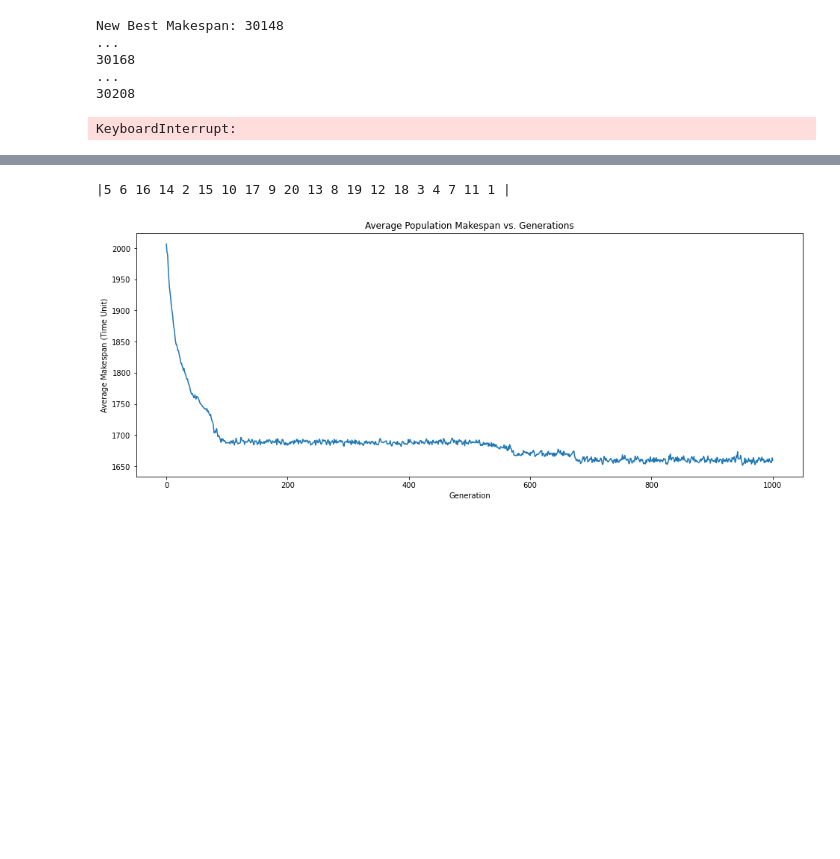
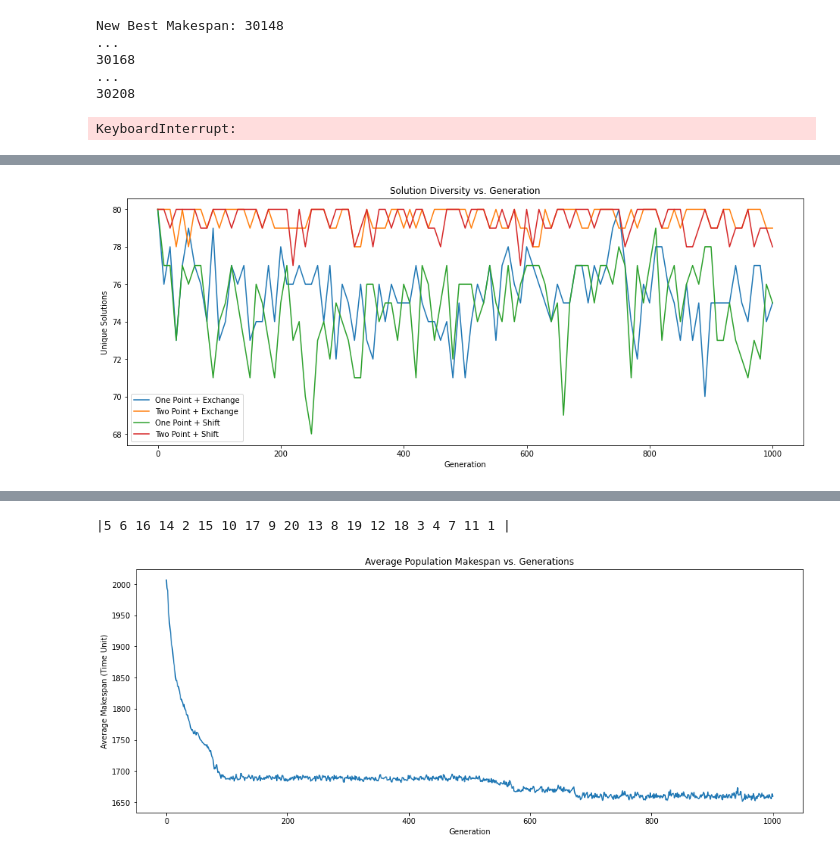
Before and after one commit to TedGraveson/GA-scheduling, a Jupyter notebook: Scheduling with Genetic Algorithms.ipynb, the cells around one changed output, grey strips where cells are left out. Drawn from its saved outputs; the diff is of its cells as text; code cells hidden in the pictures; blank space fills up the shorter version.

```diff
--- a/Scheduling with Genetic Algorithms.ipynb
+++ b/Scheduling with Genetic Algorithms.ipynb
@@ -234,0 +275,15 @@ Iteration: 1000 Current_pop: 120 average_makespan: 1659.5416666666667
+# %%
+fig, ax = plt.subplots(1, figsize=(16,6))
+x_range = [x for x in range(0, 1001, 10)]
+
+ax.plot(x_range, d1[], label=f"One Point + Exchange")
+ax.plot(x_range, d2[::10], label=f"Two Point + Exchange")
+ax.plot(x_range, d3[::10], label=f"One Point + Shift")
+ax.plot(x_range, d4[::10], label=f"Two Point + Shift")
+ax.set_title("Solution Diversity vs. Generation")
+ax.set_xlabel("Generation")
+ax.set_ylabel("Unique Solutions")
+plt.legend()
+plt.show()
+# %% [output]
+[figure, added]
```
Also changed, not shown: parts of 14 cells of this notebook.
